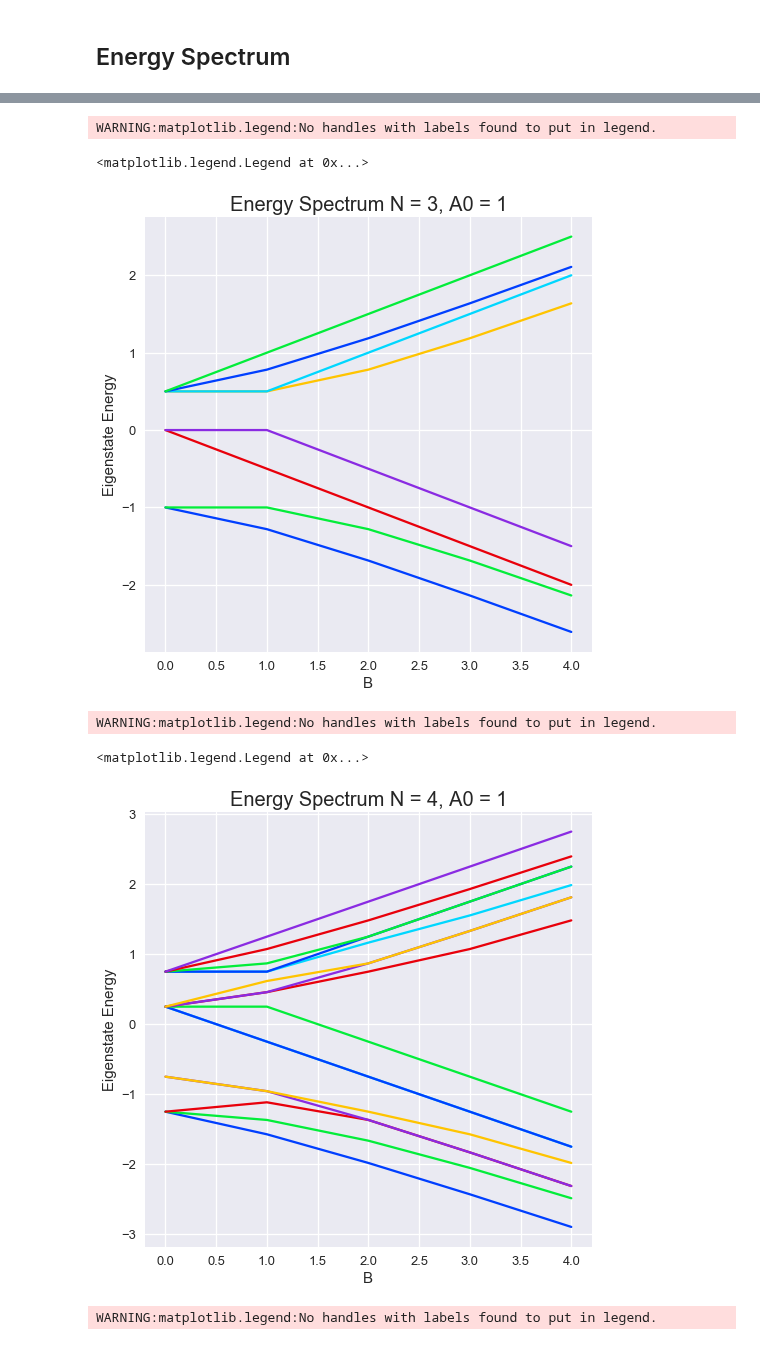
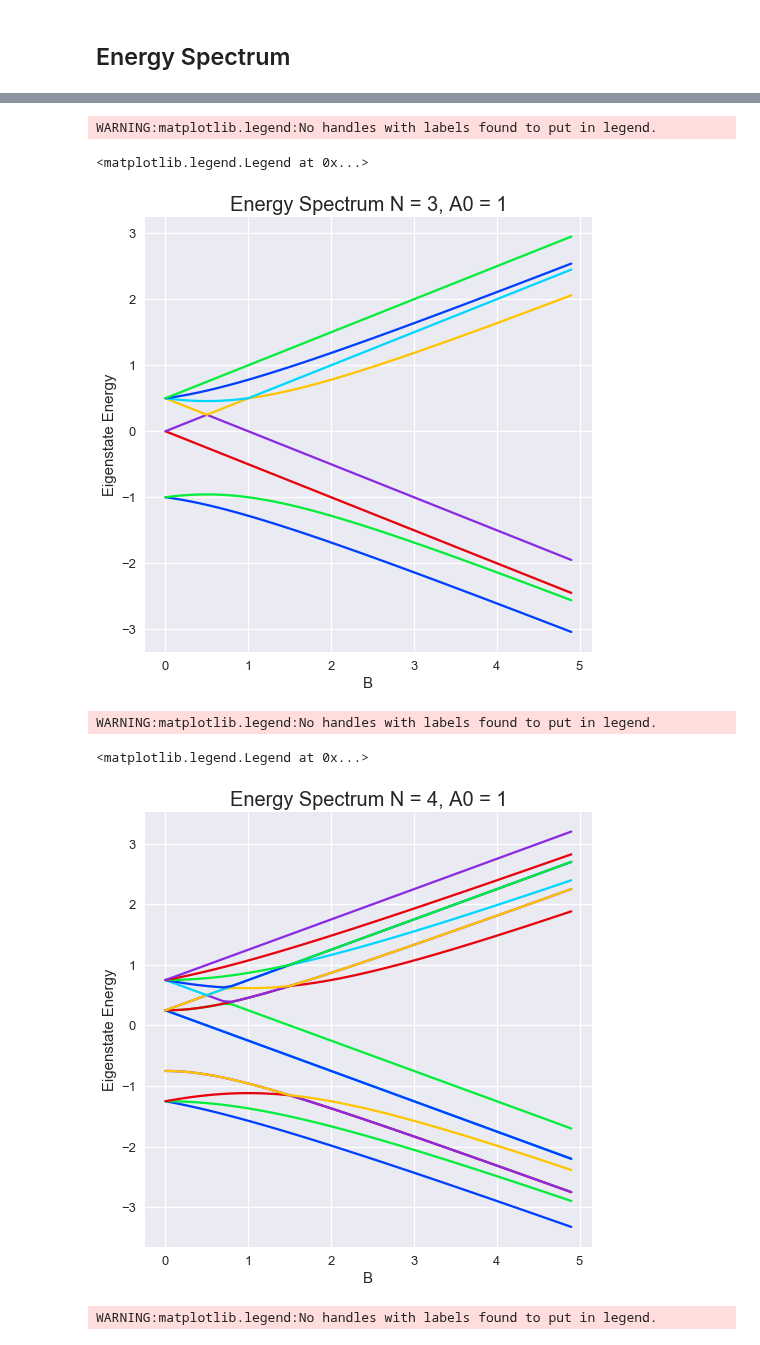
Before and after one commit to aorfi/Phys459, a Jupyter notebook: RBMGroundStateComputationTime.ipynb, the cells around one changed output, grey strips where cells are left out. Saved outputs shown, nothing was run; the diff lists cells and outputs as text; code cells hidden in the pictures.

```diff
--- a/RBMGroundStateComputationTime.ipynb
+++ b/RBMGroundStateComputationTime.ipynb
@@ -212,9 +212,9 @@ N=2
 A0 = 1
 fullEng = []
 engOrdered = []
-BValues = np.arange(5)
+BValues = np.arange(0,5,0.1)
 
-for i in range(5):
+for i in range(len(BValues)):
     H = hamiltonian(N, BValues[i], A0)
     estates = H.eigenstates()
     estatesEng = estates[0]
@@ -241,9 +241,9 @@ N=3
 A0 = 1
 fullEng = []
 engOrdered = []
-BValues = np.arange(5)
+BValues = np.arange(0,5,0.1)
 
-for i in range(5):
+for i in range(len(BValues)):
     H = hamiltonian(N, BValues[i], A0)
     estates = H.eigenstates()
     estatesEng = estates[0]
@@ -264,36 +264,36 @@ plt.legend()
 # %% [output]
 WARNING:matplotlib.legend:No handles with labels found to put in legend.
 <matplotlib.legend.Legend at 0x...>
-[figure, old version]
+[figure, new version]
 # %%
 N=4
 A0 = 1
 fullEng = []
 engOrdered = []
-BValues = np.arange(5)
+BValues = np.arange(0,5,0.1)
 
-for i in range(5):
+for i in range(len(BValues)):
     H = hamiltonian(N, BValues[i], A0)
     estates = H.eigenstates()
     estatesEng = estates[0]
     fullEng.append(estatesEng)
 
 #Makes list of ground state, second lowest state eg
 for i in range(len(fullEng[0])):
     engTemp = list(zip(*fullEng))[i]
     engOrdered.append(engTemp)
 
 plt.figure(figsize=(8,8))
 plt.title("Energy Spectrum N = 4, A0 = 1", size = 20)
 plt.plot(BValues, fullEng)
 plt.ylabel("Eigenstate Energy",size = 15)
 plt.xlabel("B", size = 15)
 
 plt.legend()
 # %% [output]
 WARNING:matplotlib.legend:No handles with labels found to put in legend.
 <matplotlib.legend.Legend at 0x...>
-[figure, old version]
+[figure, new version]
 # %%
 N=5
 A0 = 1
```
Also changed, not shown: parts of 2 cells of this notebook, 4 other files.
